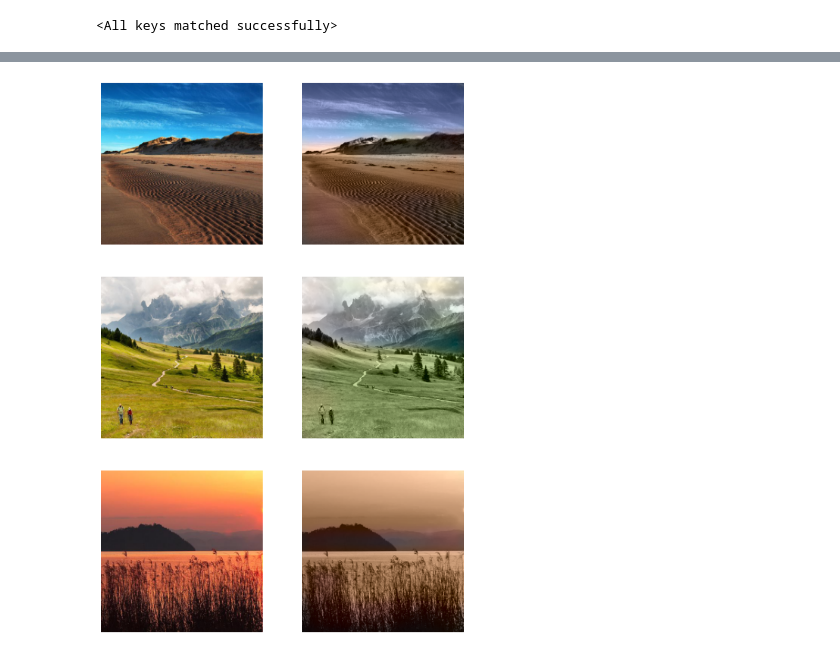
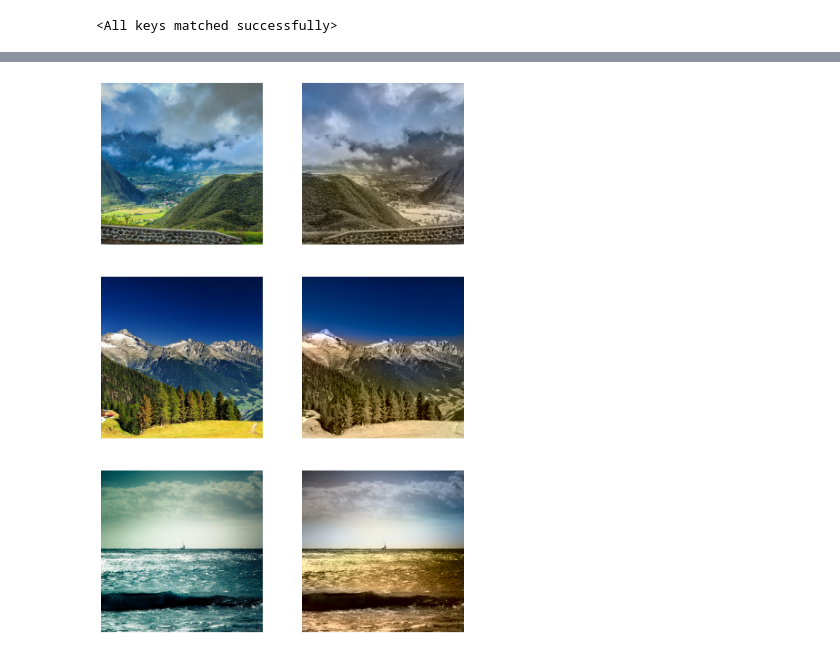
Before and after one commit to antonjolsson/image-colorization, a Jupyter notebook: image-colorization.ipynb, the cells around one changed output, grey strips where cells are left out. Cells and saved outputs as stored; diff of their text form; code cells hidden in the pictures.

Commit message:
more base_model training

```diff
--- a/image-colorization.ipynb
+++ b/image-colorization.ipynb
@@ -367,15 +382,15 @@ Epoch 1/1: Train loss: 52.512, Train acc.: 0.974, Val. loss: 167.875, Val. acc.:
 # %%
-indices = [12, 11, 18]
-dataset = small_train_dataset
+indices = [3, 11, 18]
+dataset = val_dataset
 base_model.eval()
 base_model.to(device_name)
 with torch.no_grad():
     imgs_lab = []
     for i in indices:
         imgs_lab.append(dataset[i])
         colorized = base_model.forward(color.rgb2lab(np.array([dataset[i]]) / 255))[0]
         colorized_lab = color.lab2rgb(colorized.detach().cpu().numpy()) * 255
         imgs_lab.append(colorized_lab)
     show_sample(imgs_lab)
 # %% [output]
-[figure, old version]
+[figure, new version]
```
Also changed, not shown: parts of 4 cells of this notebook, 1 other file.
